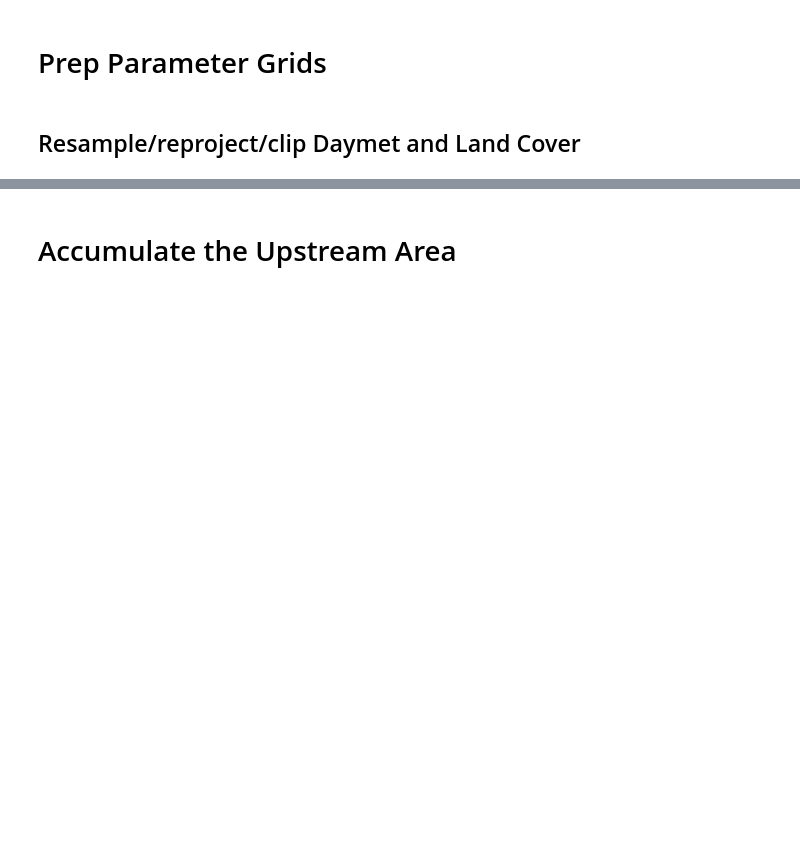
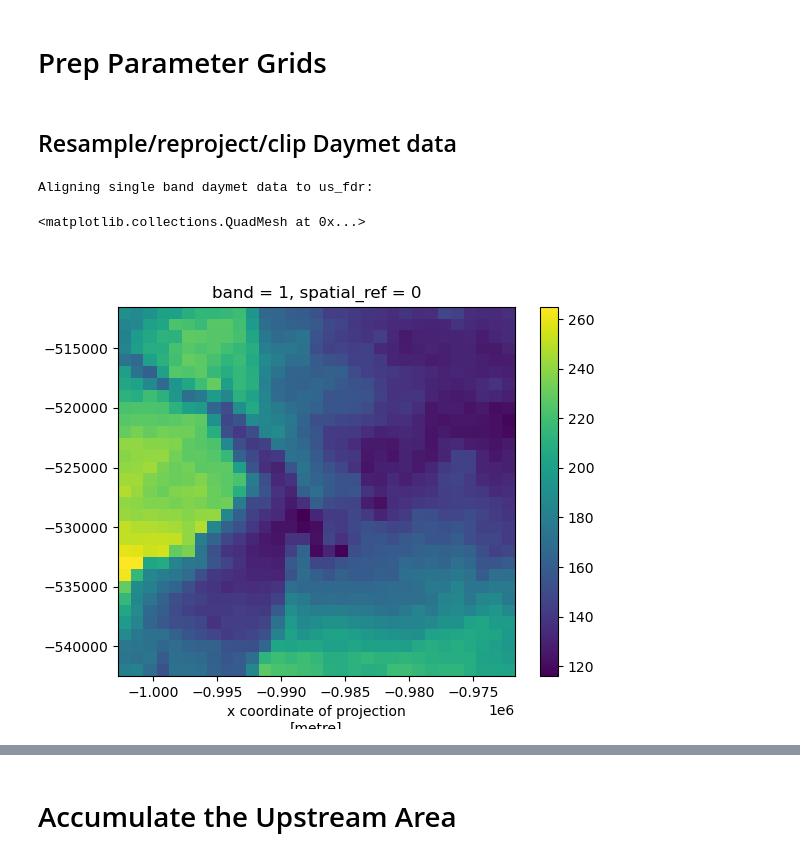
Before and after one commit to usgs/water-fcpg-tools, a Jupyter notebook: examples/v2_fcpgtools_demo.ipynb, the cells around one changed output, grey strips where cells are left out. Cells and saved outputs as stored; diff of their text form; code cells hidden in the pictures; blank space fills up the shorter version.

```diff
--- a/examples/v2_fcpgtools_demo.ipynb
+++ b/examples/v2_fcpgtools_demo.ipynb
@@ -140,4 +199,16 @@ Wall time: 395 ms
 # %% [markdown]
 # Prep Parameter Grids
 # %% [markdown]
-## Resample/reproject/clip Daymet and Land Cover
+## Resample/reproject/clip Daymet data
+# %%
+%matplotlib widget
+print('Aligning single band daymet data to us_fdr:')
+aligned_daymet_single = tools.align_raster(
+    daymet_single,
+    us_fdr,
+    )
+aligned_daymet_single.plot()
+# %% [output]
+Aligning single band daymet data to us_fdr:
+<matplotlib.collections.QuadMesh at 0x...>
+[figure, added]
```
Also changed, not shown: parts of 38 cells of this notebook, 2 other files.
